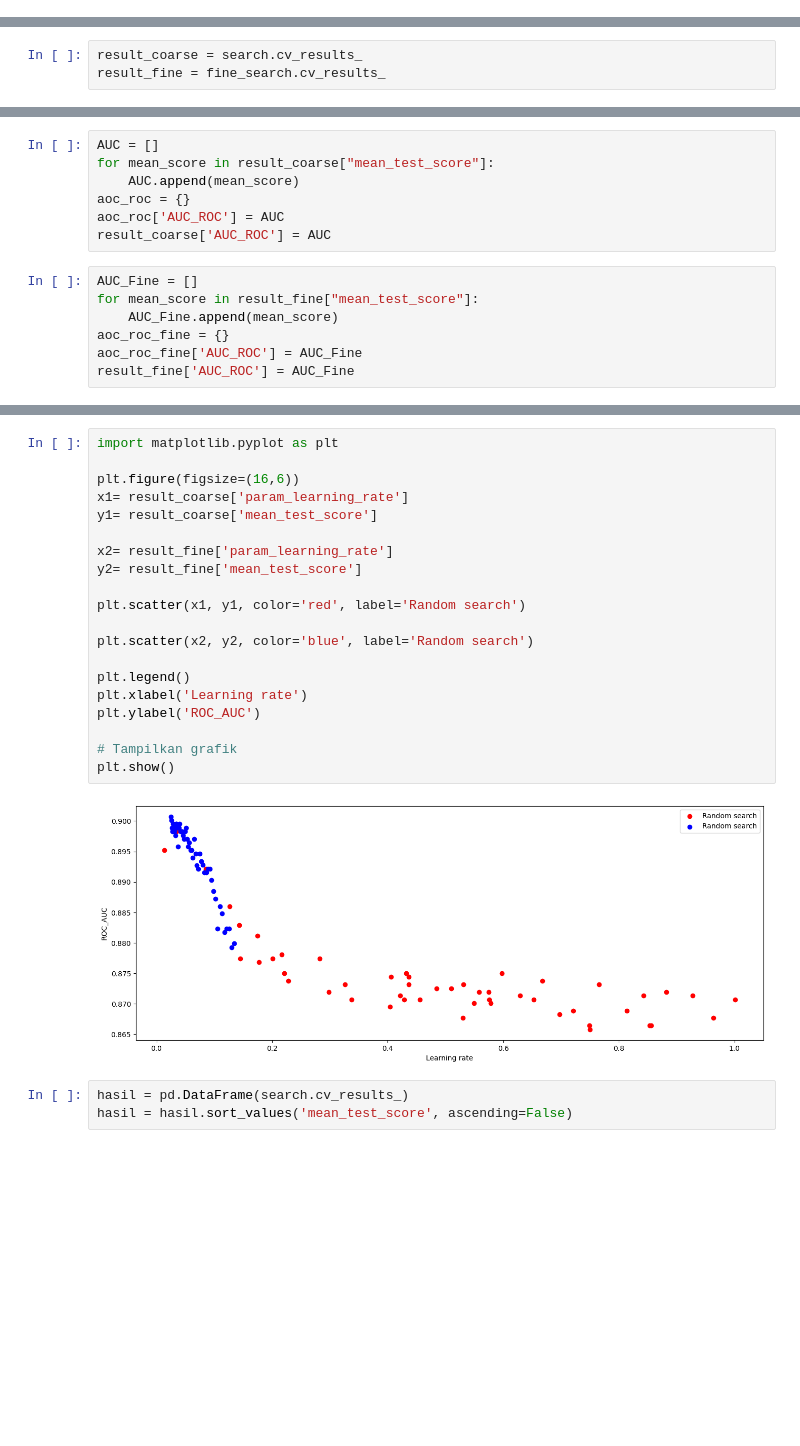
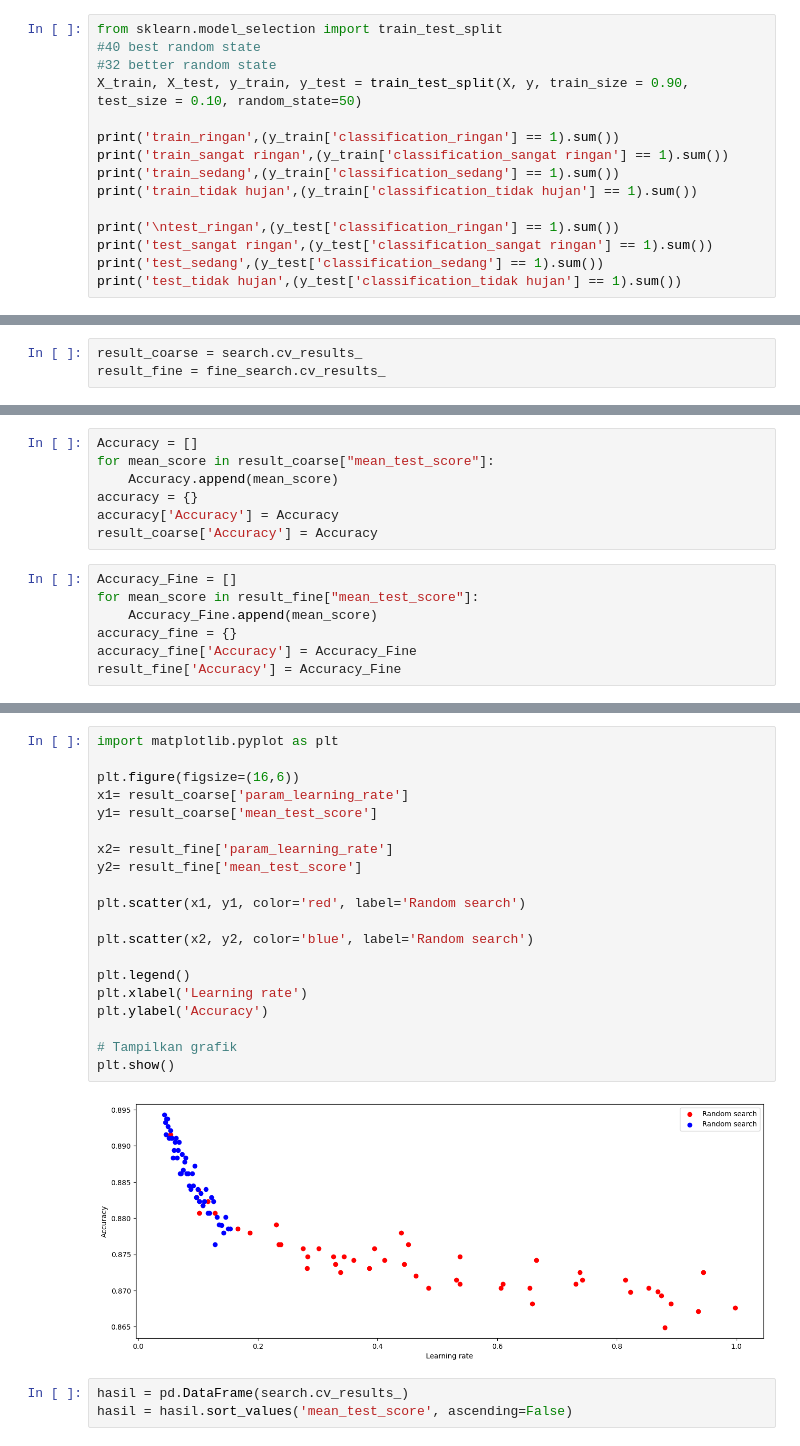
Before and after one commit to el-thobhy/rainfall-prediction, a Jupyter notebook: test_code_bmkg.ipynb, the cells around one changed output, grey strips where cells are left out. Drawn from its saved outputs; the diff is of its cells as text; blank space fills up the shorter version.

Commit message:
last train

```diff
--- a/test_code_bmkg.ipynb
+++ b/test_code_bmkg.ipynb
@@ -226,0 +222,15 @@ X_train, X_test, y_train, y_test = train_test_split(X, y, train_size = 0.80, tes
+# %%
+from sklearn.model_selection import train_test_split
+#40 best random state
+#32 better random state
+X_train, X_test, y_train, y_test = train_test_split(X, y, train_size = 0.90, test_size = 0.10, random_state=50)
+
+print('train_ringan',(y_train['classification_ringan'] == 1).sum())
+print('train_sangat ringan',(y_train['classification_sangat ringan'] == 1).sum())
+print('train_sedang',(y_train['classification_sedang'] == 1).sum())
+print('train_tidak hujan',(y_train['classification_tidak hujan'] == 1).sum())
+
+print('\ntest_ringan',(y_test['classification_ringan'] == 1).sum())
+print('test_sangat ringan',(y_test['classification_sangat ringan'] == 1).sum())
+print('test_sedang',(y_test['classification_sedang'] == 1).sum())
+print('test_tidak hujan',(y_test['classification_tidak hujan'] == 1).sum())
@@ -528,15 +536,15 @@ params_key.append('AUC_ROC')
 # %%
-AUC = []
+Accuracy = []
 for mean_score in result_coarse["mean_test_score"]:
-    AUC.append(mean_score)
-aoc_roc = {}
-aoc_roc['AUC_ROC'] = AUC
-result_coarse['AUC_ROC'] = AUC
+    Accuracy.append(mean_score)
+accuracy = {}
+accuracy['Accuracy'] = Accuracy
+result_coarse['Accuracy'] = Accuracy
 # %%
-AUC_Fine = []
+Accuracy_Fine = []
 for mean_score in result_fine["mean_test_score"]:
-    AUC_Fine.append(mean_score)
-aoc_roc_fine = {}
-aoc_roc_fine['AUC_ROC'] = AUC_Fine
-result_fine['AUC_ROC'] = AUC_Fine
+    Accuracy_Fine.append(mean_score)
+accuracy_fine = {}
+accuracy_fine['Accuracy'] = Accuracy_Fine
+result_fine['Accuracy'] = Accuracy_Fine
 # %%
@@ -553,25 +561,25 @@ fig.show()
 # %%
 import matplotlib.pyplot as plt
 
 plt.figure(figsize=(16,6))
 x1= result_coarse['param_learning_rate']
 y1= result_coarse['mean_test_score']
 
 x2= result_fine['param_learning_rate']
 y2= result_fine['mean_test_score']
 
 plt.scatter(x1, y1, color='red', label='Random search')
 
 plt.scatter(x2, y2, color='blue', label='Random search')
 
 plt.legend()
 plt.xlabel('Learning rate')
-plt.ylabel('ROC_AUC')
+plt.ylabel('Accuracy')
 
 # Tampilkan grafik
 plt.show()
 # %% [output]
-[figure, old version]
+[figure, new version]
 # %%
 hasil = pd.DataFrame(search.cv_results_)
 hasil = hasil.sort_values('mean_test_score', ascending=False)
```
Also changed, not shown: parts of 25 cells of this notebook.
